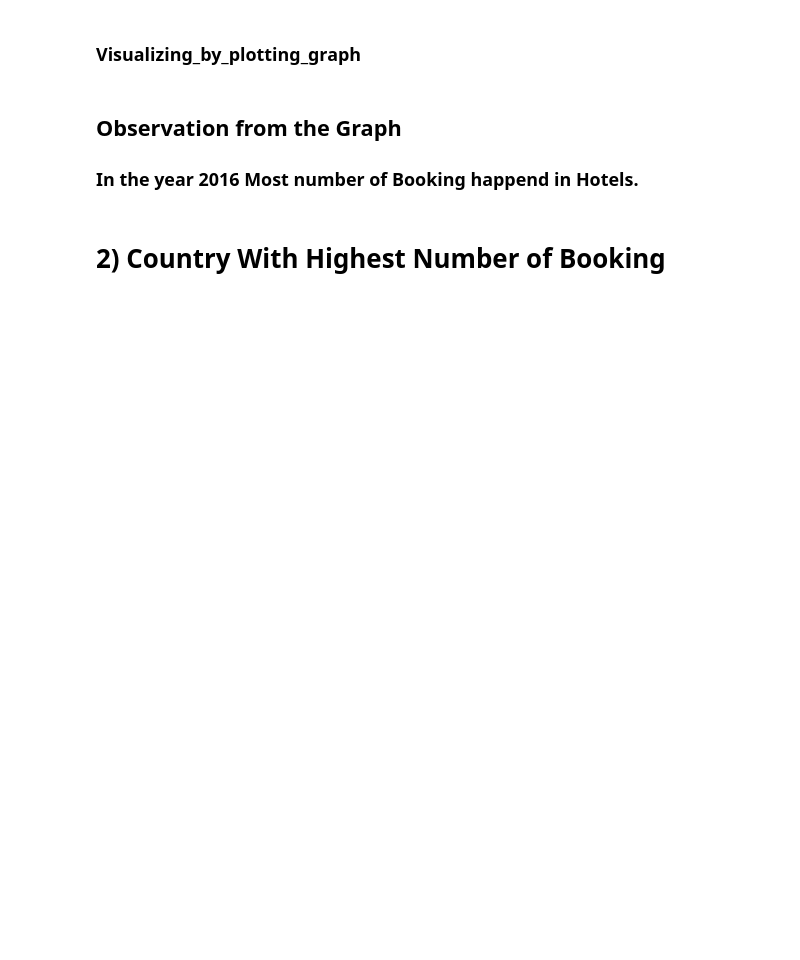
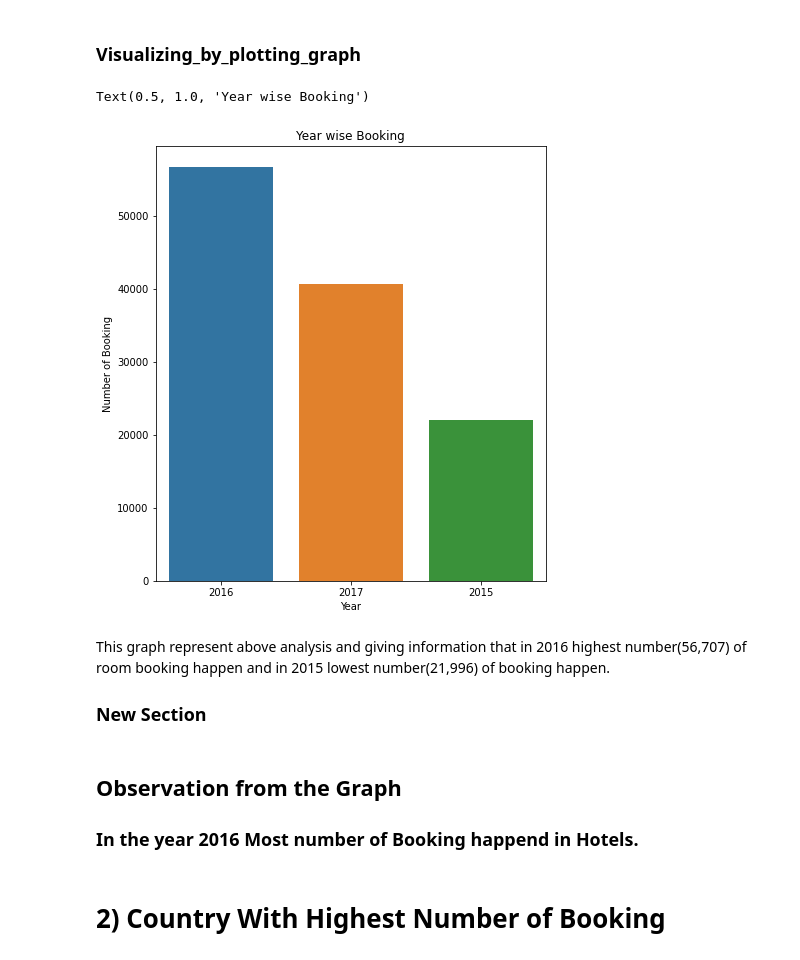
Before and after one commit to kuresh02/Hotel_Booking_EDA, a Jupyter notebook: Copy_of_Hotel_Booking_Analysis_Capstone_Project.ipynb, the cells around one changed output. Saved outputs shown, nothing was run; the diff lists cells and outputs as text; code cells hidden in the pictures; blank space fills up the shorter version.

```diff
--- a/Copy_of_Hotel_Booking_Analysis_Capstone_Project.ipynb
+++ b/Copy_of_Hotel_Booking_Analysis_Capstone_Project.ipynb
@@ -277,14 +314,20 @@ top_ten_highest_bookings
 # %%
 #set plotsize
 plt.figure(figsize=(7,8))
 #plotting of bar
 sns.countplot(x=df_copy['arrival_date_year'],order=df_copy['arrival_date_year'].value_counts().index)
 #  set x-label in plot
 plt.xlabel('Year')
 # set y-label in the plot
 plt.ylabel('Number of Booking')
 # set title for the plot
-plt.title("df_copy")
+plt.title("Year wise Booking")
+# %% [output]
+Text(0.5, 1.0, 'Year wise Booking')
+[figure, added]
+# %% [markdown]
+This graph represent above analysis and giving information that in 2016 highest number(56,707) of room booking happen and in 2015 lowest number(21,996) of booking happen.
+### New Section
 # %% [markdown]
 ## Observation from the Graph
 ### In the year 2016 Most number of Booking happend in Hotels.
```
Also changed, not shown: parts of 13 cells of this notebook.
